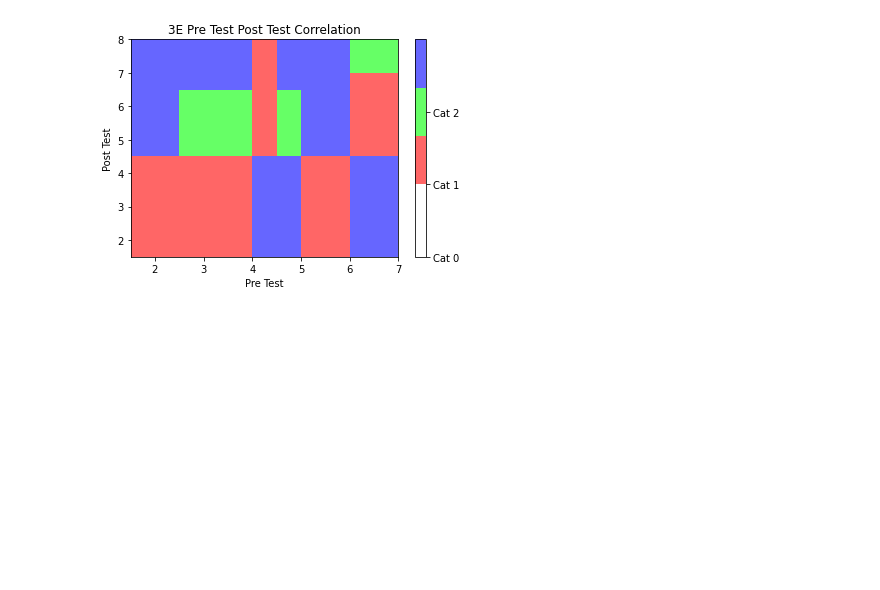
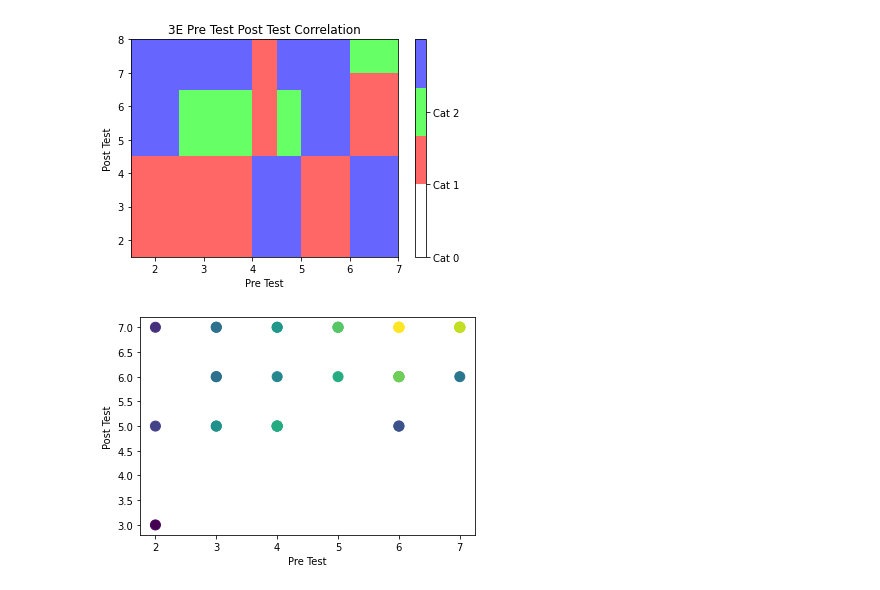
Before and after one commit to joel-quek/Michigan-Applied-Data-Science, a Jupyter notebook: Part 2: Applied Plotting, Charting and Data Representation in Python/Week 4/Assignment 4/3E.ipynb, the cells around one changed output. Saved outputs shown, nothing was run; the diff lists cells and outputs as text; code cells hidden in the pictures; blank space fills up the shorter version.

```diff
--- a/Part 2: Applied Plotting, Charting and Data Representation in Python/Week 4/Assignment 4/3E.ipynb
+++ b/Part 2: Applied Plotting, Charting and Data Representation in Python/Week 4/Assignment 4/3E.ipynb
@@ -212,3 +212,23 @@ plt.show()
 # https://www3.ntu.edu.sg/home/ehchua/programming/webprogramming/Python4_DataAnalysis.html
 # %% [output]
 [figure]
+# %%
+from scipy.stats import gaussian_kde
+
+# Generate fake data
+x = dfe['Pre Test']
+y = dfe['Post Test']
+
+# Calculate the point density
+xy = np.vstack([x,y])
+z = gaussian_kde(xy)(xy)
+
+fig, ax = plt.subplots()
+ax.scatter(x, y, c=z, s=100)
+plt.xlabel('Pre Test')
+plt.ylabel('Post Test')
+plt.show()
+
+# https://stackoverflow.com/questions/20105364/how-can-i-make-a-scatter-plot-colored-by-density-in-matplotlib
+# %% [output]
+[figure, added]
```
